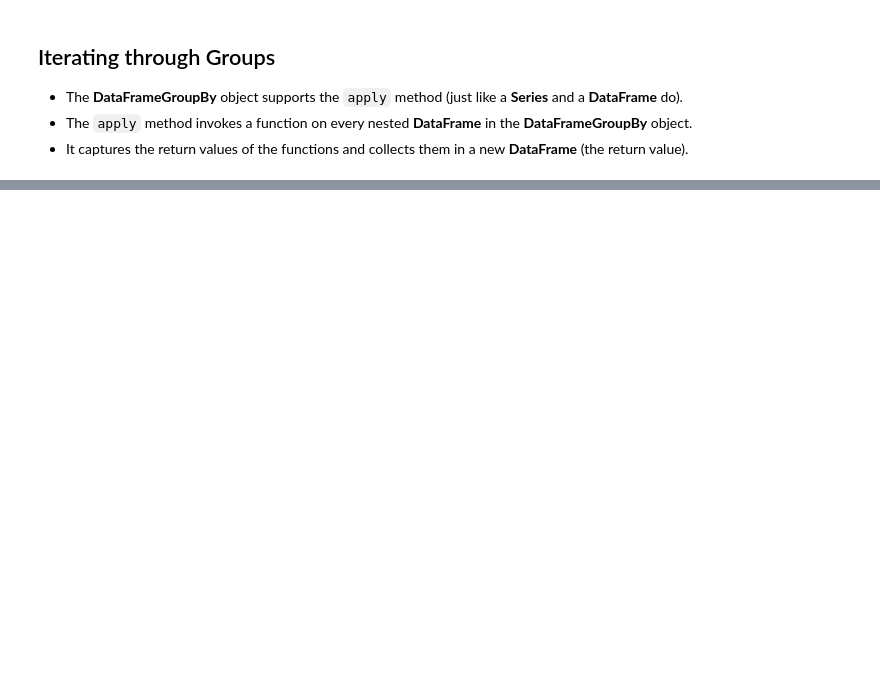
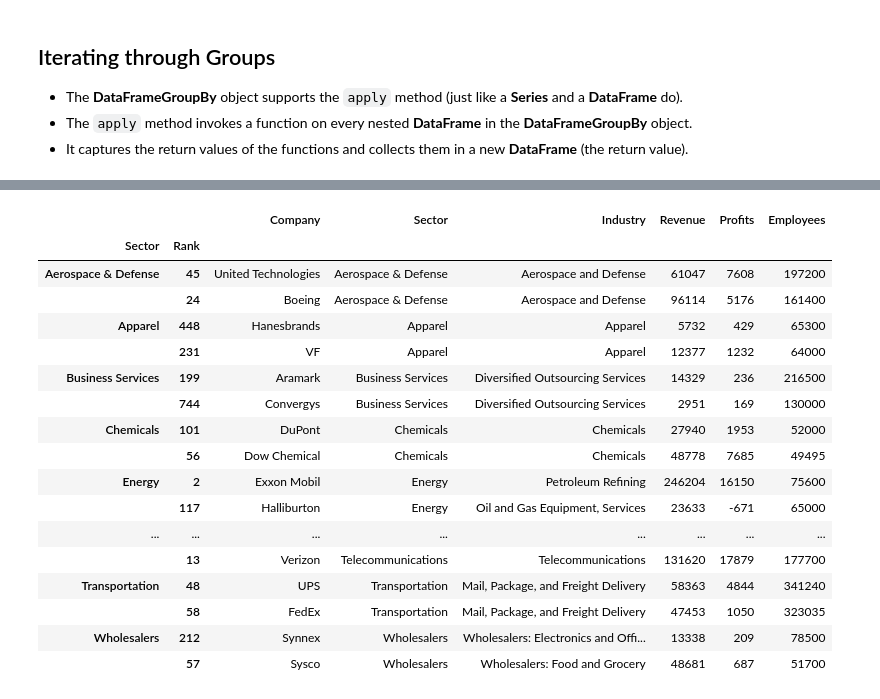
Before and after one commit to bocongamco/jupyter_learning, a Jupyter notebook: 09 - The GroupBy Object.ipynb, the cells around one changed output, grey strips where cells are left out. Saved outputs shown, nothing was run; the diff lists cells and outputs as text; code cells hidden in the pictures; blank space fills up the shorter version.

Commit message:
Section 9 Group By

```diff
--- a/09 - The GroupBy Object.ipynb
+++ b/09 - The GroupBy Object.ipynb
@@ -45,3 +239,7 @@ fortune.head()
 - The **DataFrameGroupBy** object supports the `apply` method (just like a **Series** and a **DataFrame** do).
 - The `apply` method invokes a function on every nested **DataFrame** in the **DataFrameGroupBy** object.
 - It captures the return values of the functions and collects them in a new **DataFrame** (the return value).
+# %%
+fortune = pd.read_csv("fortune1000.csv",index_col="Rank")
+sectors = fortune.groupby("Sector")
+fortune.head(5)
@@ -47,0 +254,23 @@ fortune.head()
+# %%
+def top_two_companies_by_employees(sector):
+    return sector.nlargest(2,"Employees")
+sectors.apply(top_two_companies_by_employees)
+# %% [output]
+|  |  | Company | Sector | Industry | Revenue | Profits | Employees |
+| Sector | Rank |  |  |  |  |  |  |
+| Aerospace & Defense | 45 | United Technologies | Aerospace & Defense | Aerospace and Defense | 61047 | 7608 | 197200 |
+|  | 24 | Boeing | Aerospace & Defense | Aerospace and Defense | 96114 | 5176 | 161400 |
+| Apparel | 448 | Hanesbrands | Apparel | Apparel | 5732 | 429 | 65300 |
+|  | 231 | VF | Apparel | Apparel | 12377 | 1232 | 64000 |
+| Business Services | 199 | Aramark | Business Services | Diversified Outsourcing Services | 14329 | 236 | 216500 |
+|  | 744 | Convergys | Business Services | Diversified Outsourcing Services | 2951 | 169 | 130000 |
+| Chemicals | 101 | DuPont | Chemicals | Chemicals | 27940 | 1953 | 52000 |
+|  | 56 | Dow Chemical | Chemicals | Chemicals | 48778 | 7685 | 49495 |
+| Energy | 2 | Exxon Mobil | Energy | Petroleum Refining | 246204 | 16150 | 75600 |
+|  | 117 | Halliburton | Energy | Oil and Gas Equipment, Services | 23633 | -671 | 65000 |
+| ... | ... | ... | ... | ... | ... | ... | ... |
+|  | 13 | Verizon | Telecommunications | Telecommunications | 131620 | 17879 | 177700 |
+| Transportation | 48 | UPS | Transportation | Mail, Package, and Freight Delivery | 58363 | 4844 | 341240 |
+|  | 58 | FedEx | Transportation | Mail, Package, and Freight Delivery | 47453 | 1050 | 323035 |
+| Wholesalers | 212 | Synnex | Wholesalers | Wholesalers: Electronics and Offi... | 13338 | 209 | 78500 |
+|  | 57 | Sysco | Wholesalers | Wholesalers: Food and Grocery | 48681 | 687 | 51700 |
```
Also changed, not shown: parts of 14 cells of this notebook.
